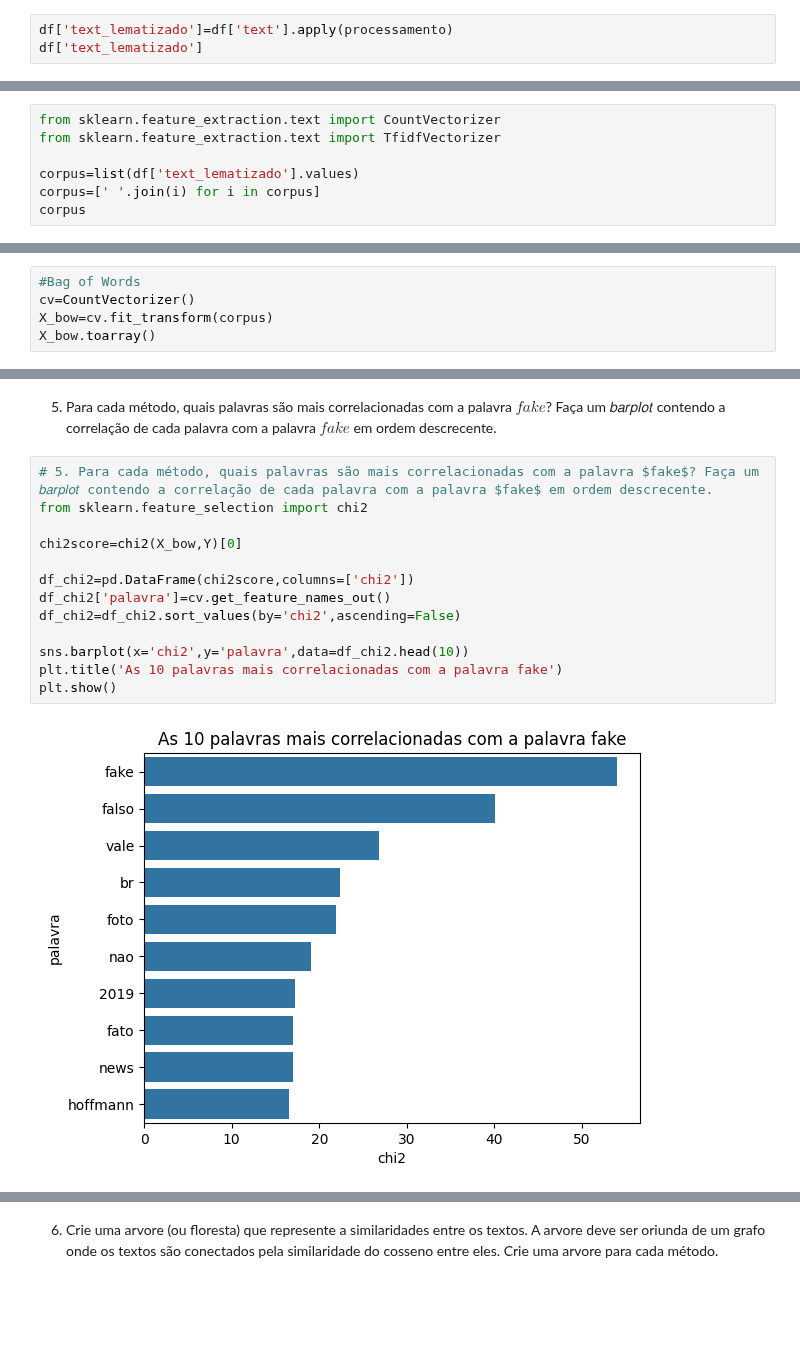
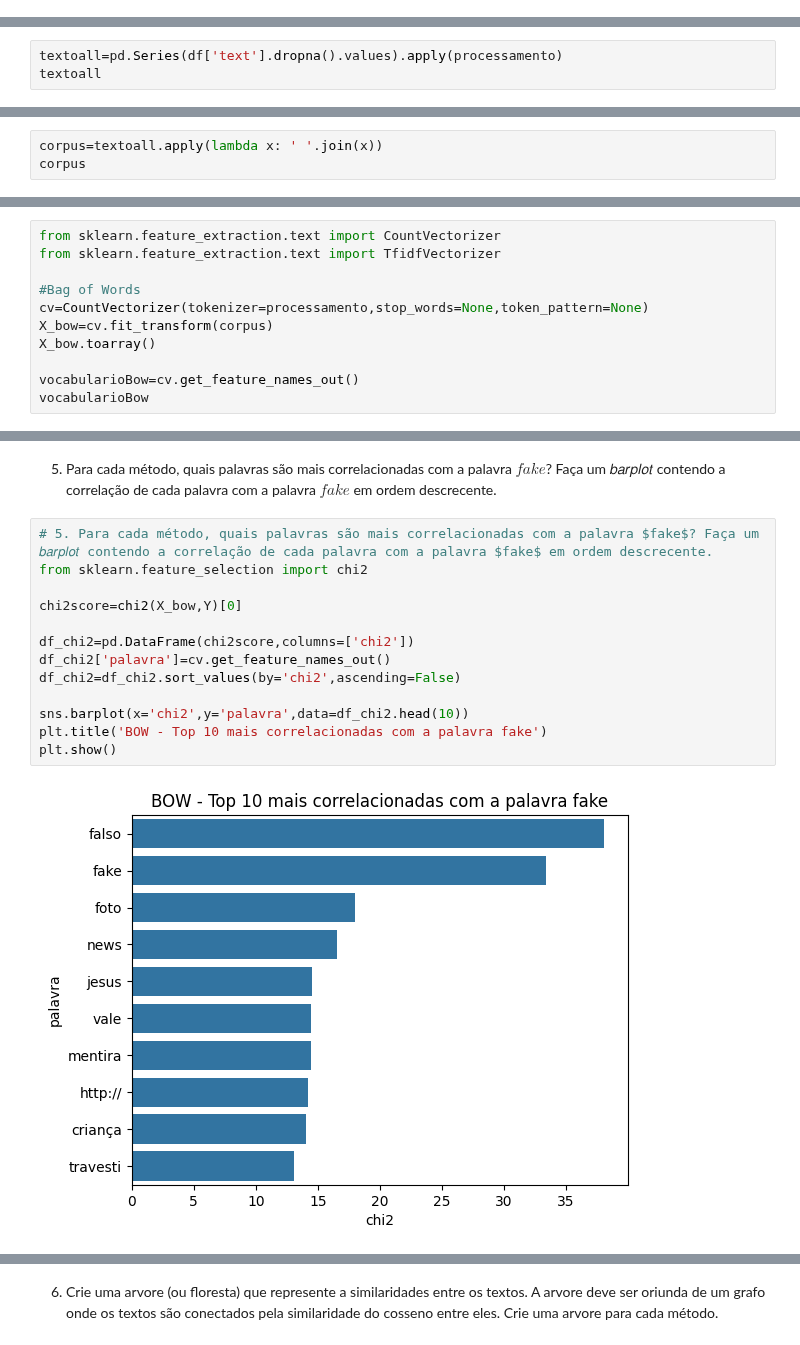
Before and after one commit to clairtonluz/MBA-em-ciencia-de-dados, a Jupyter notebook: Mineracao de Texto/exercicios/EXERCICIO-4- MINERACAO DE TEXTO- 2025.ipynb, the cells around one changed output, grey strips where cells are left out. Drawn from its saved outputs; the diff is of its cells as text; blank space fills up the shorter version.

```diff
--- a/Mineracao de Texto/exercicios/EXERCICIO-4- MINERACAO DE TEXTO- 2025.ipynb
+++ b/Mineracao de Texto/exercicios/EXERCICIO-4- MINERACAO DE TEXTO- 2025.ipynb
@@ -110,6 +109,3 @@ df
 279 rows × 9 columns
 # %% [markdown]
 3. Processe a função descrita anteriormente na coluna $text$ no dataframe df. E verifique as palavras mais frequentes. Faça um  𝑏𝑎𝑟𝑝𝑙𝑜𝑡 contendo a frequência de cada palavra
-# %%
-df['text_lematizado']=df['text'].apply(processamento)
-df['text_lematizado']
@@ -128,0 +112,3 @@ Name: text_lematizado, Length: 279, dtype: object
+# %%
+textoall=pd.Series(df['text'].dropna().values).apply(processamento)
+textoall
@@ -149,10 +148,6 @@ plt.show()
 # %% [markdown]
 4. Crie um $corpus$ textual através da coluna $text$ e represente, para cada texto, sua forma vetorial através dos métodos $\textit{Bag of Words}$, $\textit{TF-IDF}$ e mais dois outros métodos baseado em Deep Learning (obter no  $hugging face$).
 # %%
-from sklearn.feature_extraction.text import CountVectorizer
-from sklearn.feature_extraction.text import TfidfVectorizer
-
-corpus=list(df['text_lematizado'].values)
-corpus=[' '.join(i) for i in corpus]
+corpus=textoall.apply(lambda x: ' '.join(x))
 corpus
 # %% [output]
@@ -176,6 +166,12 @@ corpus
 # %%
+from sklearn.feature_extraction.text import CountVectorizer
+from sklearn.feature_extraction.text import TfidfVectorizer
+
 #Bag of Words
-cv=CountVectorizer()
+cv=CountVectorizer(tokenizer=processamento,stop_words=None,token_pattern=None)
 X_bow=cv.fit_transform(corpus)
 X_bow.toarray()
+
+vocabularioBow=cv.get_feature_names_out()
+vocabularioBow
 # %% [output]
@@ -261,18 +228,18 @@ Note: you may need to restart the kernel to use updated packages.
 # %%
 # 5. Para cada método, quais palavras são mais correlacionadas com a palavra $fake$? Faça um  𝑏𝑎𝑟𝑝𝑙𝑜𝑡 contendo a correlação de cada palavra com a palavra $fake$ em ordem descrecente.
 from sklearn.feature_selection import chi2
 
 chi2score=chi2(X_bow,Y)[0]
 
 df_chi2=pd.DataFrame(chi2score,columns=['chi2'])
 df_chi2['palavra']=cv.get_feature_names_out()
 df_chi2=df_chi2.sort_values(by='chi2',ascending=False)
 
 sns.barplot(x='chi2',y='palavra',data=df_chi2.head(10))
-plt.title('As 10 palavras mais correlacionadas com a palavra fake')
+plt.title('BOW - Top 10 mais correlacionadas com a palavra fake')
 plt.show()
 # %% [output]
-[figure, old version]
+[figure, new version]
 # %%
 chi2score = chi2(X_tfidf, Y)[0]
 
```
Also changed, not shown: parts of 17 cells of this notebook.
